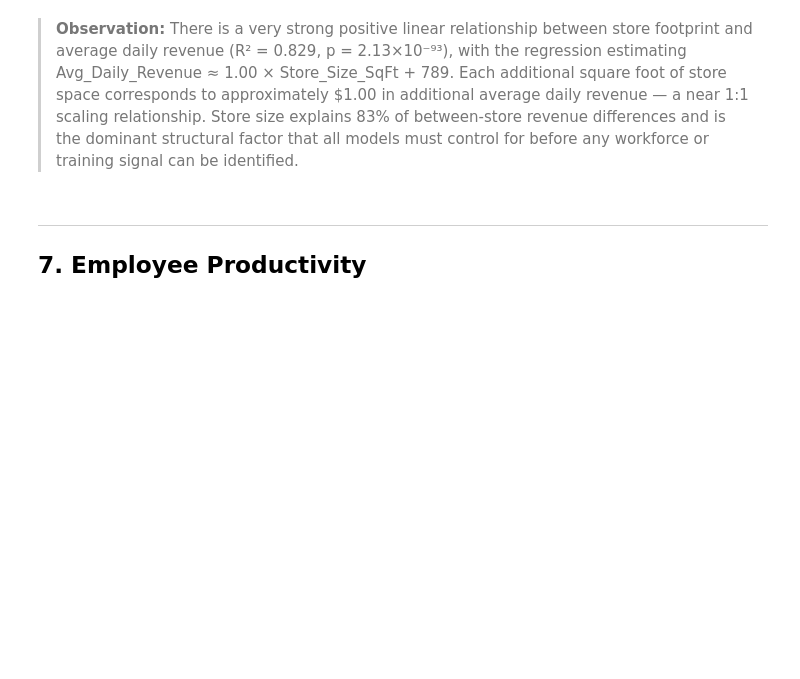
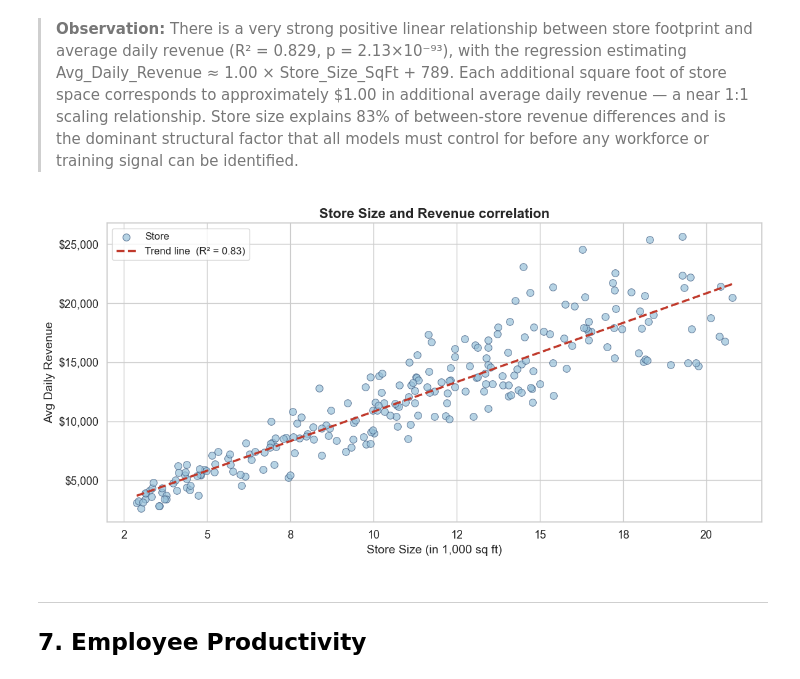
Before and after one commit to linokon4120/Weis_Project, a Jupyter notebook: Weis_Revenue_EDA.ipynb, the cells around one changed output. Drawn from its saved outputs; the diff is of its cells as text; code cells hidden in the pictures; blank space fills up the shorter version.

```diff
--- a/Weis_Revenue_EDA.ipynb
+++ b/Weis_Revenue_EDA.ipynb
@@ -377,6 +540,51 @@ OLS: Avg_Daily_Revenue = 1.00 × Store_Size_SqFt + 789
 R²=0.829, p=2.13e-93
 # %% [markdown]
 > **Observation:** There is a very strong positive linear relationship between store footprint and average daily revenue (R² = 0.829, p = 2.13×10⁻⁹³), with the regression estimating Avg_Daily_Revenue ≈ 1.00 × Store_Size_SqFt + 789. Each additional square foot of store space corresponds to approximately $1.00 in additional average daily revenue — a near 1:1 scaling relationship. Store size explains 83% of between-store revenue differences and is the dominant structural factor that all models must control for before any workforce or training signal can be identified.
+# %%
+### Simplified version of Store Size vs Revenue
+
+# ── Store-level aggregation ───────────────────────────────────────────────────
+store_agg = (
+    df.groupby('Store_ID')
+    .agg(
+        Avg_Daily_Revenue=('Daily_Revenue', 'mean'),
+        Store_Size_SqFt=('Store_Size_SqFt', 'first'),
+        Num_Employees=('Num_Employees', 'first')
+    )
+    .reset_index()
+)
+
+# ── Regression line ───────────────────────────────────────────────────────────
+slope, intercept, r_value, p_value, se = stats.linregress(
+    store_agg['Store_Size_SqFt'], store_agg['Avg_Daily_Revenue']
+)
+x_line = np.linspace(store_agg['Store_Size_SqFt'].min(), store_agg['Store_Size_SqFt'].max(), 200)
+y_line = slope * x_line + intercept
+
+fig, ax = plt.subplots(figsize=(12, 6))
+
+ax.scatter(
+    store_agg['Store_Size_SqFt'], store_agg['Avg_Daily_Revenue'],
+    color='#98c1d9', alpha=0.7, s=70, edgecolors='#3d5a80', linewidth=0.8,
+    label='Store'
+)
+
+ax.plot(x_line, y_line, color='#c0392b', linewidth=2.5, linestyle='--',
+        label=f'Trend line  (R² = {r_value**2:.2f})')
+
+ax.xaxis.set_major_formatter(mticker.FuncFormatter(lambda x, _: f'{x/1e3:.0f}'))
+ax.yaxis.set_major_formatter(mticker.FuncFormatter(lambda x, _: f'${x:,.0f}'))
+ax.set_title('Store Size and Revenue correlation', fontsize=16, fontweight='bold')
+ax.set_xlabel('Store Size (in 1,000 sq ft)', fontsize=14)
+ax.set_ylabel('Avg Daily Revenue', fontsize=14)
+ax.tick_params(axis='x', labelsize=13)
+ax.tick_params(axis='y', labelsize=13)
+ax.legend(fontsize=12)
+
+plt.tight_layout()
+plt.show()
+# %% [output]
+[figure, added]
 # %% [markdown]
 ---
 ## 7. Employee Productivity
```
Also changed, not shown: parts of 3 cells of this notebook.
